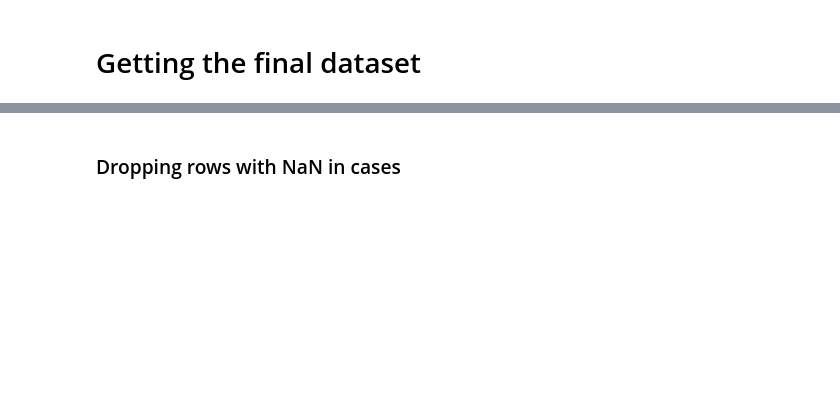
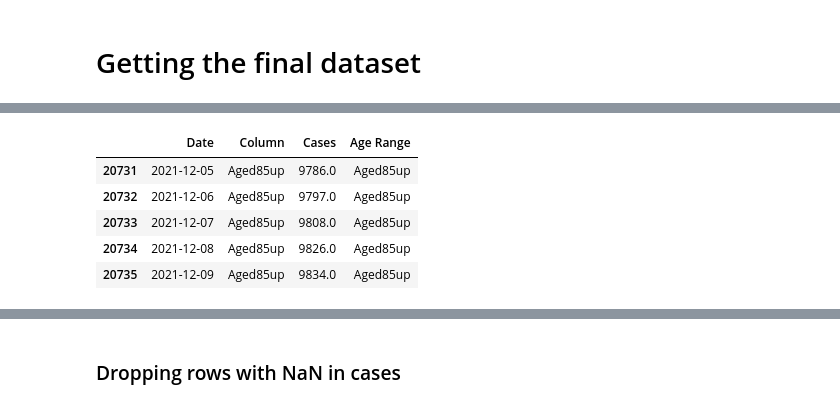
Before and after one commit to kjonina/Presenting-Covid19-using-Flask, a Jupyter notebook: CA3_c00278440_tidy_data.ipynb, the cells around one changed output, grey strips where cells are left out. Cells and saved outputs as stored; diff of their text form; code cells hidden in the pictures; blank space fills up the shorter version.

```diff
--- a/CA3_c00278440_tidy_data.ipynb
+++ b/CA3_c00278440_tidy_data.ipynb
@@ -91,4 +181,11 @@ df.head()
 # %%
-df['Age_Range'] = df['Column']
+df['Age Range'] = df['Column']
 df.tail()
+# %% [output]
+|  | Date | Column | Cases | Age Range |
+| 20731 | 2021-12-05 | Aged85up | 9786.0 | Aged85up |
+| 20732 | 2021-12-06 | Aged85up | 9797.0 | Aged85up |
+| 20733 | 2021-12-07 | Aged85up | 9808.0 | Aged85up |
+| 20734 | 2021-12-08 | Aged85up | 9826.0 | Aged85up |
+| 20735 | 2021-12-09 | Aged85up | 9834.0 | Aged85up |
 # %%
```
Also changed, not shown: parts of 43 cells of this notebook, 3 other files.
